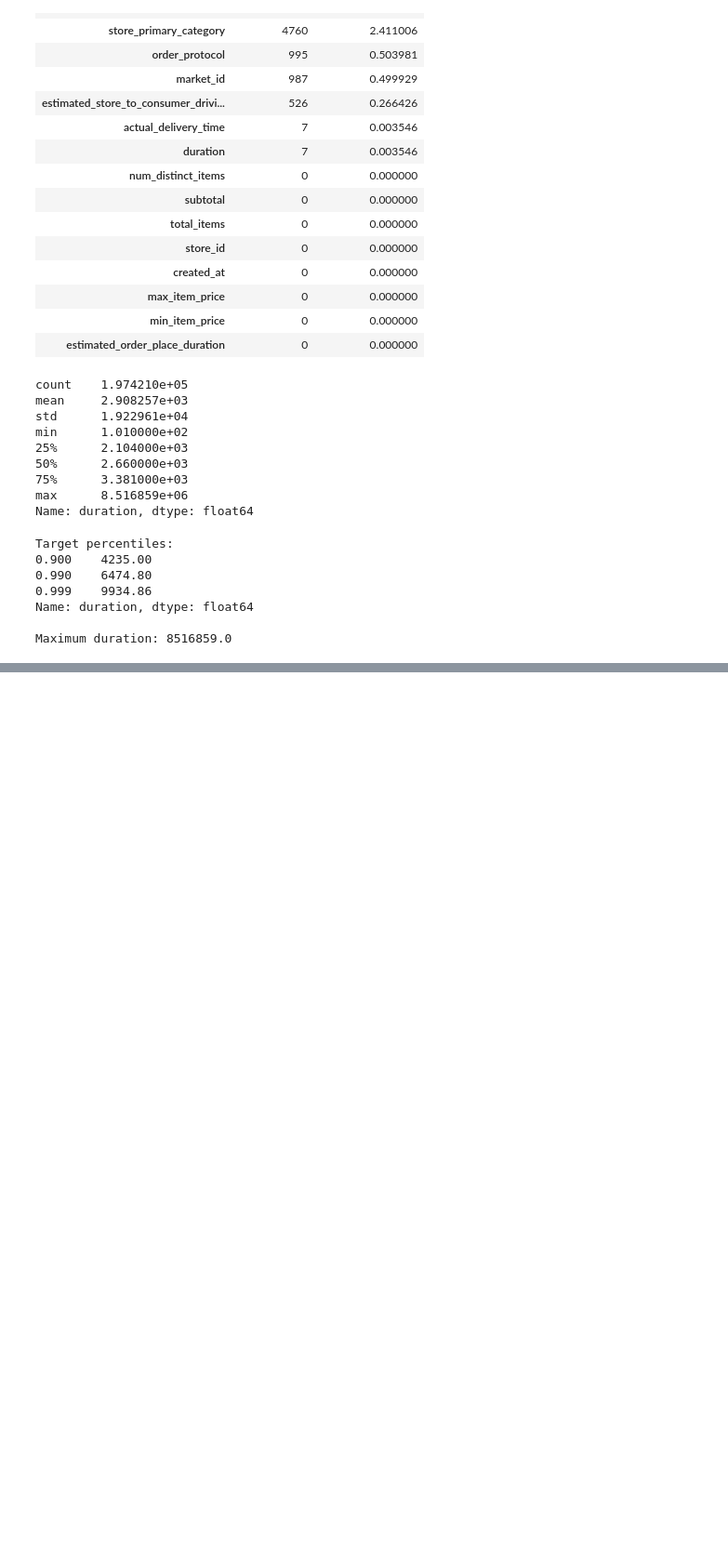
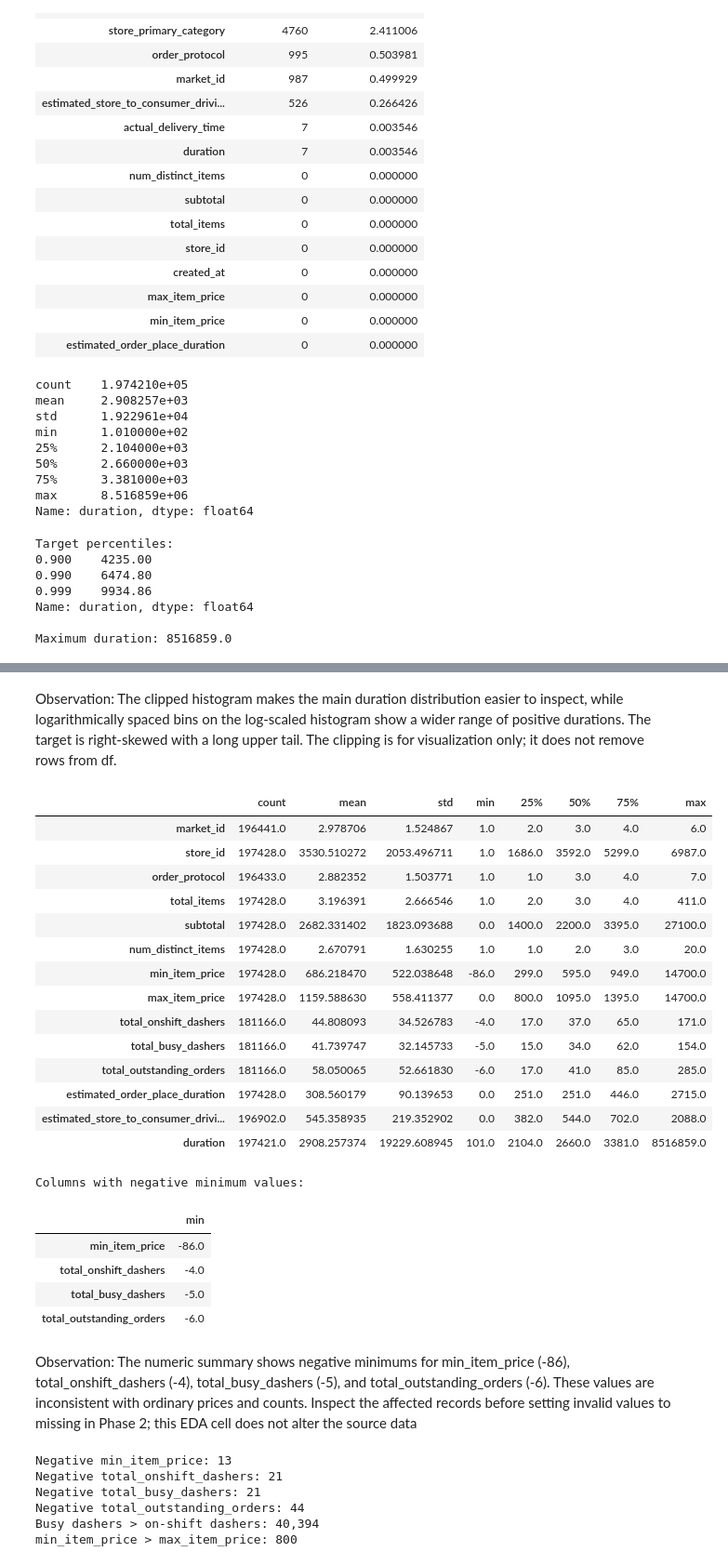
Before and after one commit to arpan23-27/delivery-duration-prediction, a Jupyter notebook: notebooks/01_eda.ipynb, the cells around one changed output, grey strips where cells are left out. Shown at 93% size. Cells and saved outputs as stored; diff of their text form; code cells hidden in the pictures; blank space fills up the shorter version.

Commit message:
docs(eda): data quality audit findings

```diff
--- a/notebooks/01_eda.ipynb
+++ b/notebooks/01_eda.ipynb
@@ -109,0 +183,73 @@ Maximum duration: 8516859.0
+# %% [markdown]
+Observation: The clipped histogram makes the main duration distribution easier to inspect, while logarithmically spaced bins on the log-scaled histogram show a wider range of positive durations. The target is right-skewed with a long upper tail. The clipping is for visualization only; it does not remove rows from df.
+# %%
+
+numeric_summary = df.select_dtypes(
+    include="number"
+).describe().T
+
+display(numeric_summary)
+
+print("Columns with negative minimum values:")
+
+negative_minimums = numeric_summary.loc[
+    numeric_summary["min"] < 0,
+    ["min"]
+]
+
+display(negative_minimums)
+# %% [output]
+|  | count | mean | std | min | 25% | 50% | 75% | max |
+| market_id | 196441.0 | 2.978706 | 1.524867 | 1.0 | 2.0 | 3.0 | 4.0 | 6.0 |
+| store_id | 197428.0 | 3530.510272 | 2053.496711 | 1.0 | 1686.0 | 3592.0 | 5299.0 | 6987.0 |
+| order_protocol | 196433.0 | 2.882352 | 1.503771 | 1.0 | 1.0 | 3.0 | 4.0 | 7.0 |
+| total_items | 197428.0 | 3.196391 | 2.666546 | 1.0 | 2.0 | 3.0 | 4.0 | 411.0 |
+| subtotal | 197428.0 | 2682.331402 | 1823.093688 | 0.0 | 1400.0 | 2200.0 | 3395.0 | 27100.0 |
+| num_distinct_items | 197428.0 | 2.670791 | 1.630255 | 1.0 | 1.0 | 2.0 | 3.0 | 20.0 |
+| min_item_price | 197428.0 | 686.218470 | 522.038648 | -86.0 | 299.0 | 595.0 | 949.0 | 14700.0 |
+| max_item_price | 197428.0 | 1159.588630 | 558.411377 | 0.0 | 800.0 | 1095.0 | 1395.0 | 14700.0 |
+| total_onshift_dashers | 181166.0 | 44.808093 | 34.526783 | -4.0 | 17.0 | 37.0 | 65.0 | 171.0 |
+| total_busy_dashers | 181166.0 | 41.739747 | 32.145733 | -5.0 | 15.0 | 34.0 | 62.0 | 154.0 |
+| total_outstanding_orders | 181166.0 | 58.050065 | 52.661830 | -6.0 | 17.0 | 41.0 | 85.0 | 285.0 |
+| estimated_order_place_duration | 197428.0 | 308.560179 | 90.139653 | 0.0 | 251.0 | 251.0 | 446.0 | 2715.0 |
+| estimated_store_to_consumer_drivi... | 196902.0 | 545.358935 | 219.352902 | 0.0 | 382.0 | 544.0 | 702.0 | 2088.0 |
+| duration | 197421.0 | 2908.257374 | 19229.608945 | 101.0 | 2104.0 | 2660.0 | 3381.0 | 8516859.0 |
+Columns with negative minimum values:
+|  | min |
+| min_item_price | -86.0 |
+| total_onshift_dashers | -4.0 |
+| total_busy_dashers | -5.0 |
+| total_outstanding_orders | -6.0 |
+# %% [markdown]
+Observation: The numeric summary shows negative minimums for min_item_price (-86), total_onshift_dashers (-4), total_busy_dashers (-5), and total_outstanding_orders (-6). These values are inconsistent with ordinary prices and counts. Inspect the affected records before setting invalid values to missing in Phase 2; this EDA cell does not alter the source data
+# %%
+
+conditions = {
+    "Negative min_item_price":
+        df["min_item_price"] < 0,
+
+    "Negative total_onshift_dashers":
+        df["total_onshift_dashers"] < 0,
+
+    "Negative total_busy_dashers":
+        df["total_busy_dashers"] < 0,
+
+    "Negative total_outstanding_orders":
+        df["total_outstanding_orders"] < 0,
+
+    "Busy dashers > on-shift dashers":
+        df["total_busy_dashers"] > df["total_onshift_dashers"],
+
+    "min_item_price > max_item_price":
+        df["min_item_price"] > df["max_item_price"]
+}
+
+for label, condition in conditions.items():
+    print(f"{label}: {condition.sum():,}")
+# %% [output]
+Negative min_item_price: 13
+Negative total_onshift_dashers: 21
+Negative total_busy_dashers: 21
+Negative total_outstanding_orders: 44
+Busy dashers > on-shift dashers: 40,394
+min_item_price > max_item_price: 800
```
Also changed, not shown: parts of 17 cells of this notebook.
